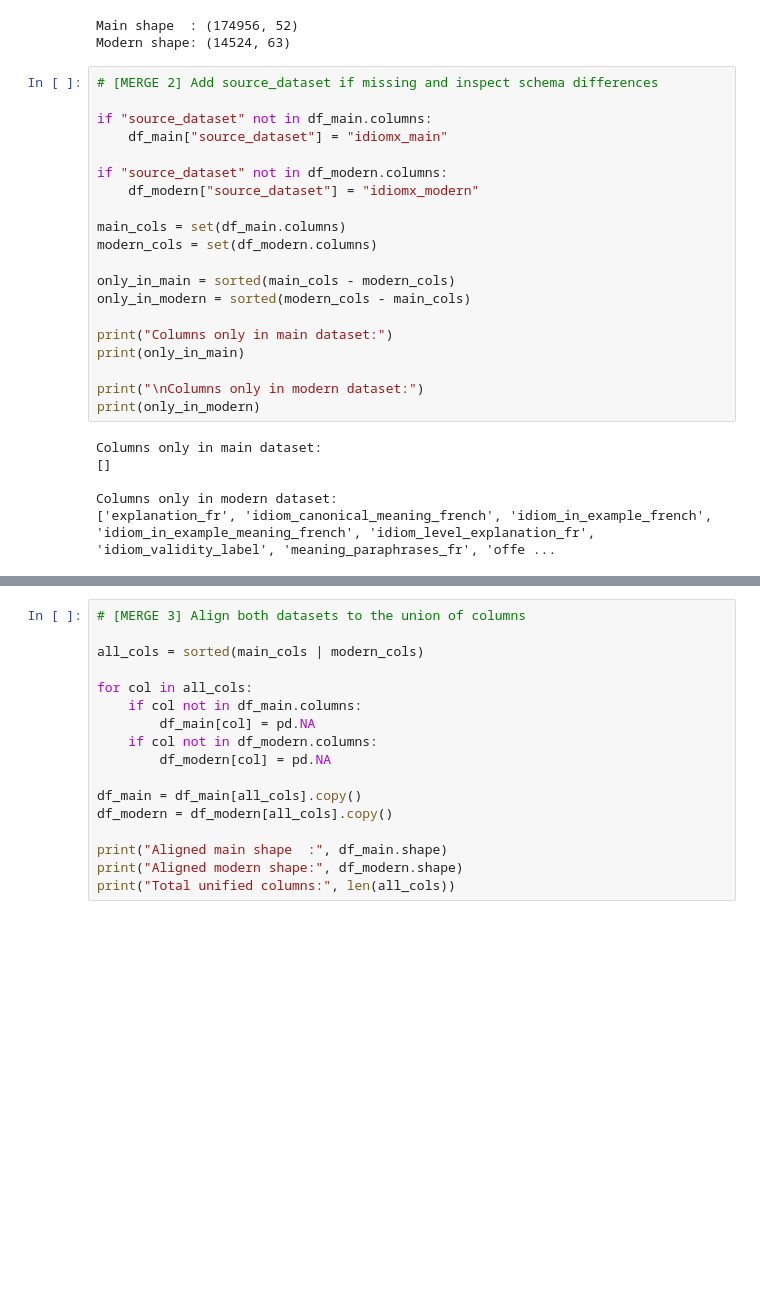
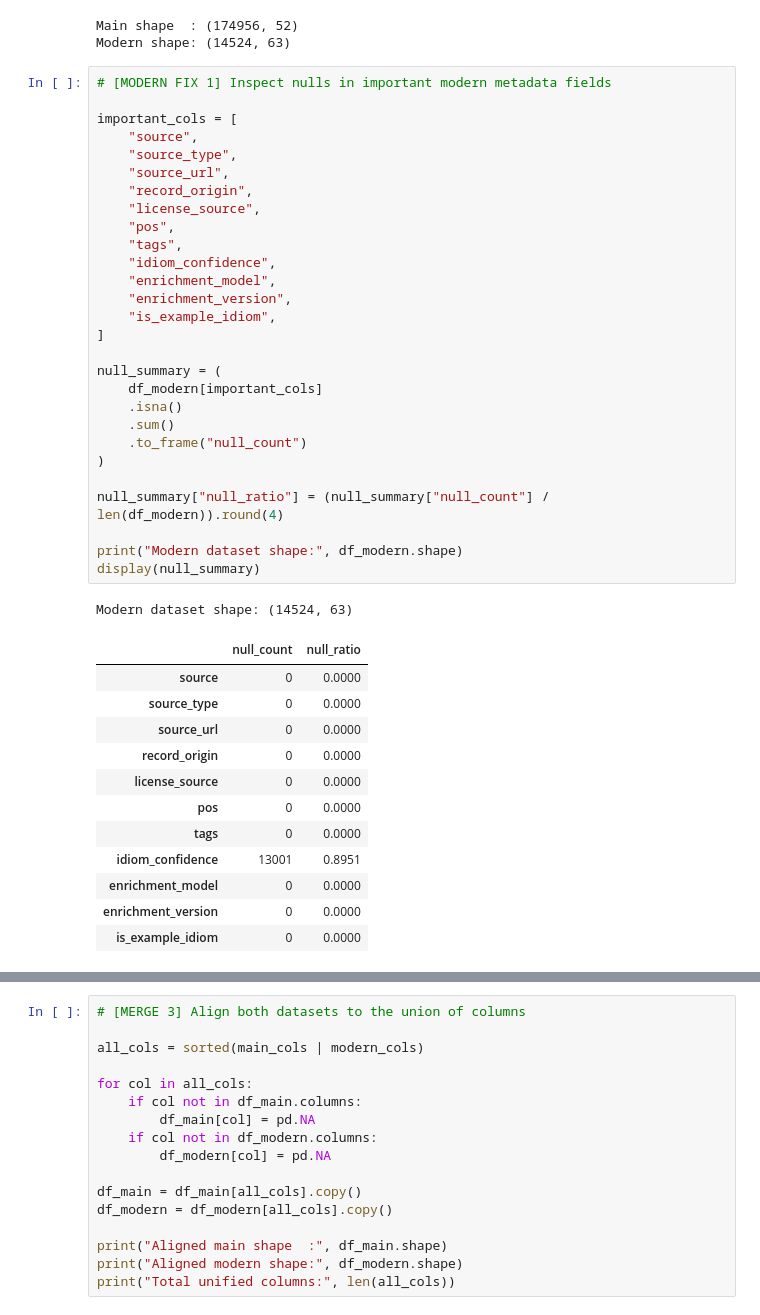
Before and after one commit to aymanshar/idiomx-dataset, a Jupyter notebook: notebooks/05_merge_idiomX_and_modern_idiom.ipynb, the cells around one changed output, grey strips where cells are left out. Drawn from its saved outputs; the diff is of its cells as text; blank space fills up the shorter version.

Commit message:
modern idiom dataset pipeline

```diff
--- a/notebooks/05_merge_idiomX_and_modern_idiom.ipynb
+++ b/notebooks/05_merge_idiomX_and_modern_idiom.ipynb
@@ -21,29 +21,45 @@ print("Modern shape:", df_modern.shape)
 # %% [output]
 Main shape  : (174956, 52)
 Modern shape: (14524, 63)
-# %%
-# [MERGE 2] Add source_dataset if missing and inspect schema differences
-
-if "source_dataset" not in df_main.columns:
-    df_main["source_dataset"] = "idiomx_main"
-
-if "source_dataset" not in df_modern.columns:
-    df_modern["source_dataset"] = "idiomx_modern"
-
-main_cols = set(df_main.columns)
-modern_cols = set(df_modern.columns)
-
-only_in_main = sorted(main_cols - modern_cols)
-only_in_modern = sorted(modern_cols - main_cols)
-
-print("Columns only in main dataset:")
-print(only_in_main)
-
-print("\nColumns only in modern dataset:")
-print(only_in_modern)
-# %% [output]
-Columns only in main dataset:
-[]
-
-Columns only in modern dataset:
-['explanation_fr', 'idiom_canonical_meaning_french', 'idiom_in_example_french', 'idiom_in_example_meaning_french', 'idiom_level_explanation_fr', 'idiom_validity_label', 'meaning_paraphrases_fr', 'offe ...
+# %%
+# [MODERN FIX 1] Inspect nulls in important modern metadata fields
+
+important_cols = [
+    "source",
+    "source_type",
+    "source_url",
+    "record_origin",
+    "license_source",
+    "pos",
+    "tags",
+    "idiom_confidence",
+    "enrichment_model",
+    "enrichment_version",
+    "is_example_idiom",
+]
+
+null_summary = (
+    df_modern[important_cols]
+    .isna()
+    .sum()
+    .to_frame("null_count")
+)
+
+null_summary["null_ratio"] = (null_summary["null_count"] / len(df_modern)).round(4)
+
+print("Modern dataset shape:", df_modern.shape)
+display(null_summary)
+# %% [output]
+Modern dataset shape: (14524, 63)
+|  | null_count | null_ratio |
+| source | 0 | 0.0000 |
+| source_type | 0 | 0.0000 |
+| source_url | 0 | 0.0000 |
+| record_origin | 0 | 0.0000 |
+| license_source | 0 | 0.0000 |
+| pos | 0 | 0.0000 |
+| tags | 0 | 0.0000 |
+| idiom_confidence | 13001 | 0.8951 |
+| enrichment_model | 0 | 0.0000 |
+| enrichment_version | 0 | 0.0000 |
+| is_example_idiom | 0 | 0.0000 |
```
Also changed, not shown: parts of 19 cells of this notebook.
